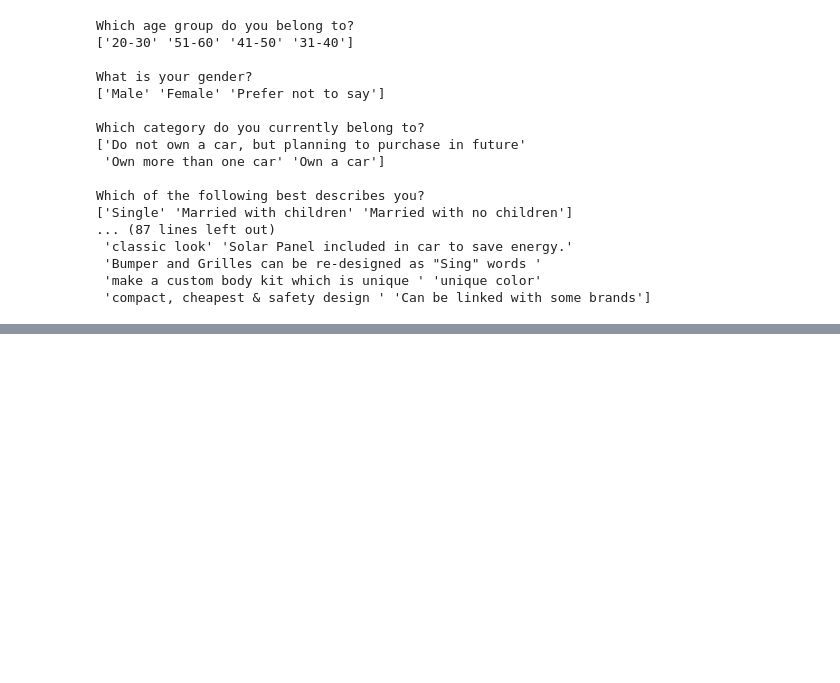
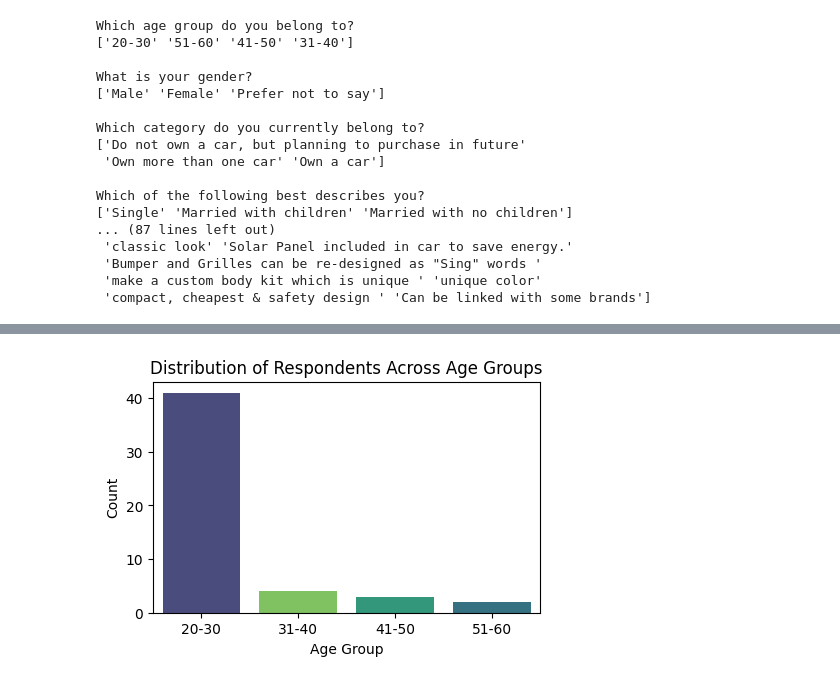
Before and after one commit to bentjh01/MA4829_Machine_Intelligence, a Jupyter notebook: data_exploration.ipynb, the cells around one changed output, grey strips where cells are left out. Saved outputs shown, nothing was run; the diff lists cells and outputs as text; code cells hidden in the pictures; blank space fills up the shorter version.

```diff
--- a/data_exploration.ipynb
+++ b/data_exploration.ipynb
@@ -73,0 +90,16 @@ data_mod_df.head()
+# %%
+data_mod_df['car'] = data_mod_df['car'].replace({
+    'Do not own a car, but planning to purchase in future': 0,
+    'Own a car': 1,
+    'Own more than one car': 2
+})
+data_mod_df['des_exp'] = data_mod_df['des_exp'].replace({
+    'No, I would need a designer to model my sketch': 0,
+    'Yes, I can design on my own': 1
+})
+data_mod_df['gender'] = data_mod_df['gender'].replace({
+    'Male': 'M',
+    'Female': 'F',
+    'Prefer not to say': 'N/A',
+})
+data_mod_df
@@ -73,0 +124,9 @@ data_mod_df.head()
+# %%
+plt.figure(figsize=(5, 3))
+sns.countplot(data=data_mod_df, x='age_group', hue = 'age_group', order=data_mod_df['age_group'].value_counts().index, palette='viridis')
+plt.title('Distribution of Respondents Across Age Groups')
+plt.xlabel('Age Group')
+plt.ylabel('Count')
+plt.show()
+# %% [output]
+[figure, added]
```
Also changed, not shown: parts of 21 cells of this notebook.
